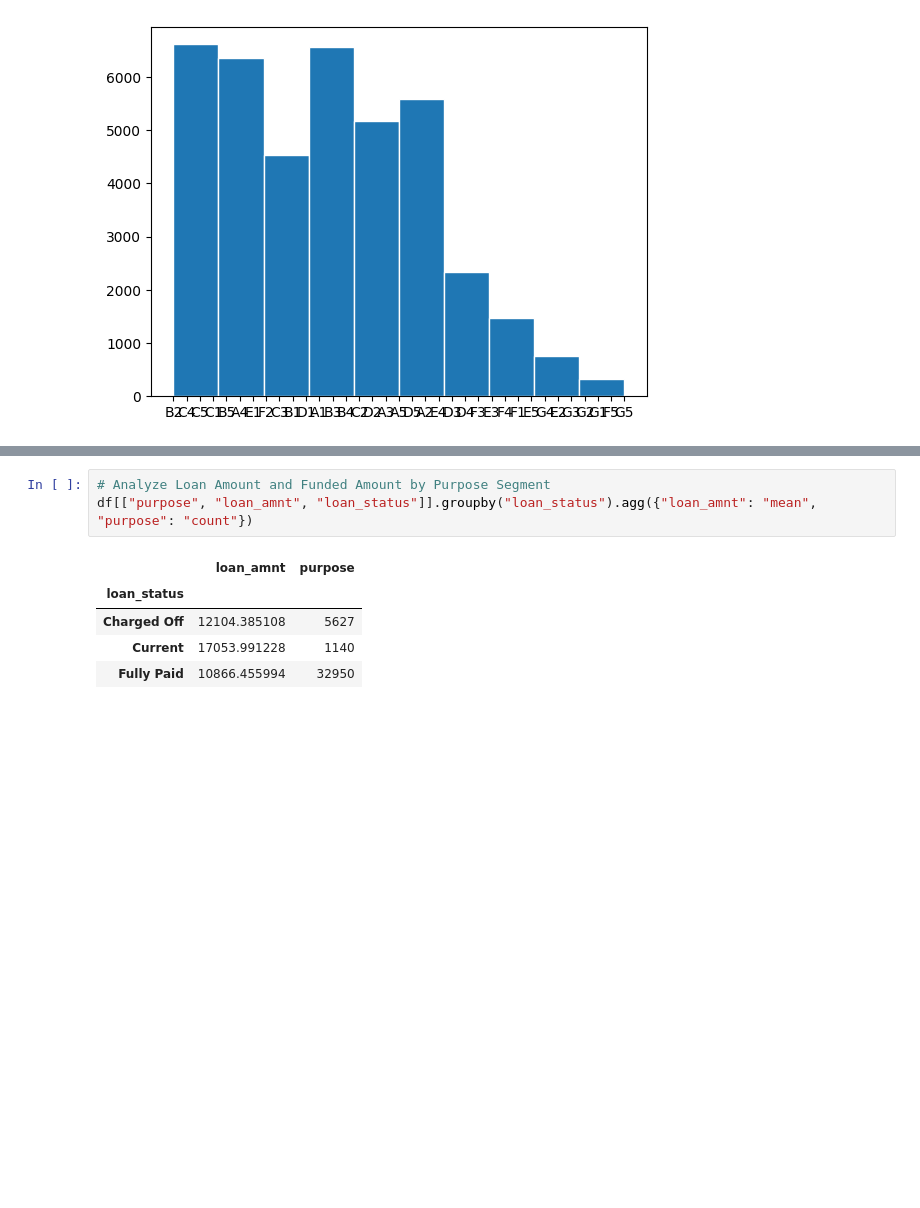
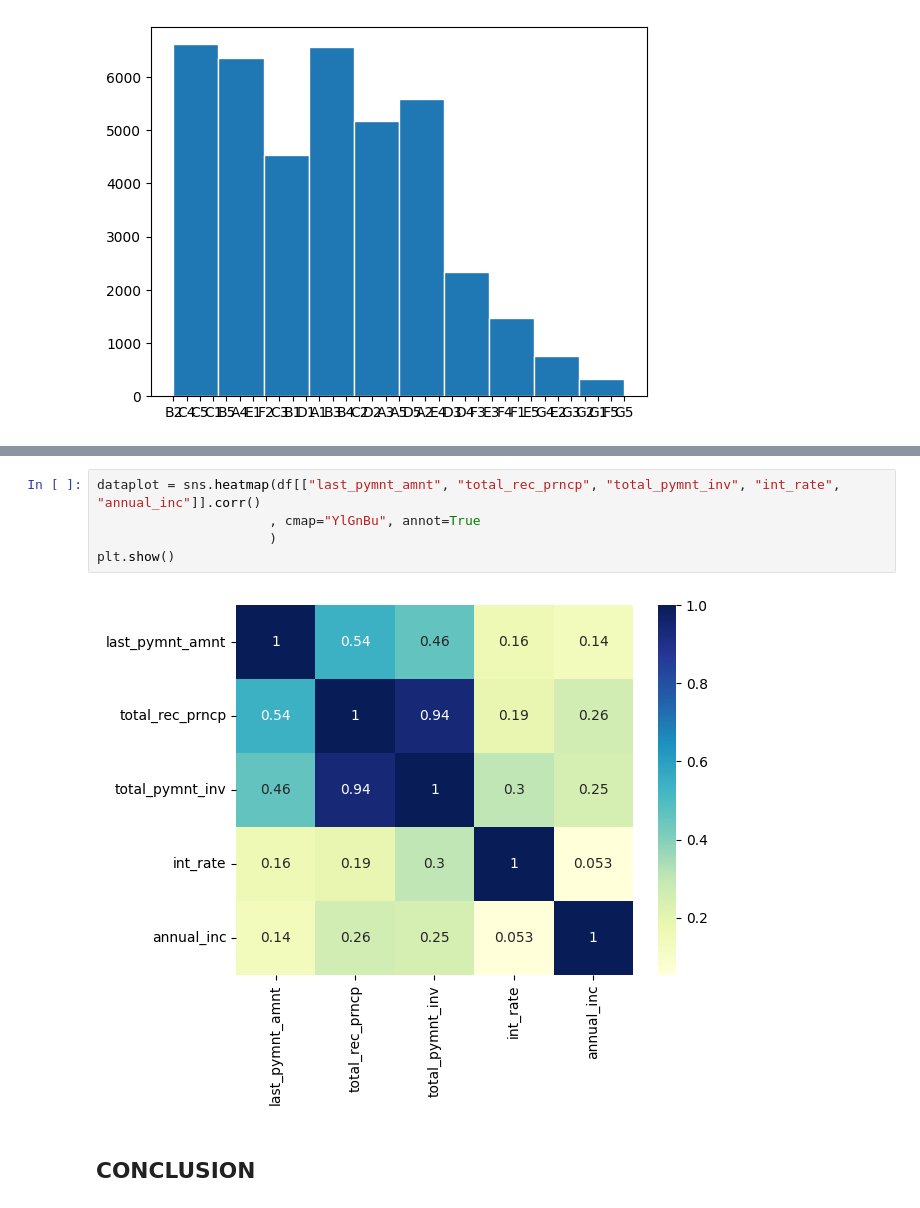
Before and after one commit to irish-luong/LandingClubCaseStudy, a Jupyter notebook: lending_club_case_study.ipynb, the cells around one changed output, grey strips where cells are left out. Cells and saved outputs as stored; diff of their text form; blank space fills up the shorter version.

```diff
--- a/lending_club_case_study.ipynb
+++ b/lending_club_case_study.ipynb
@@ -722,9 +694,9 @@ plt.show()
 # %%
-# Analyze Loan Amount and Funded Amount by Purpose Segment
-df[["purpose", "loan_amnt", "loan_status"]].groupby("loan_status").agg({"loan_amnt": "mean", "purpose": "count"})
+dataplot = sns.heatmap(df[["last_pymnt_amnt", "total_rec_prncp", "total_pymnt_inv", "int_rate", "annual_inc"]].corr()
+                      , cmap="YlGnBu", annot=True
+                      )
+plt.show()
 # %% [output]
-|  | loan_amnt | purpose |
-| loan_status |  |  |
-| Charged Off | 12104.385108 | 5627 |
-| Current | 17053.991228 | 1140 |
-| Fully Paid | 10866.455994 | 32950 |
+[figure, added]
+# %% [markdown]
+## CONCLUSION
```
Also changed, not shown: parts of 9 cells of this notebook.
